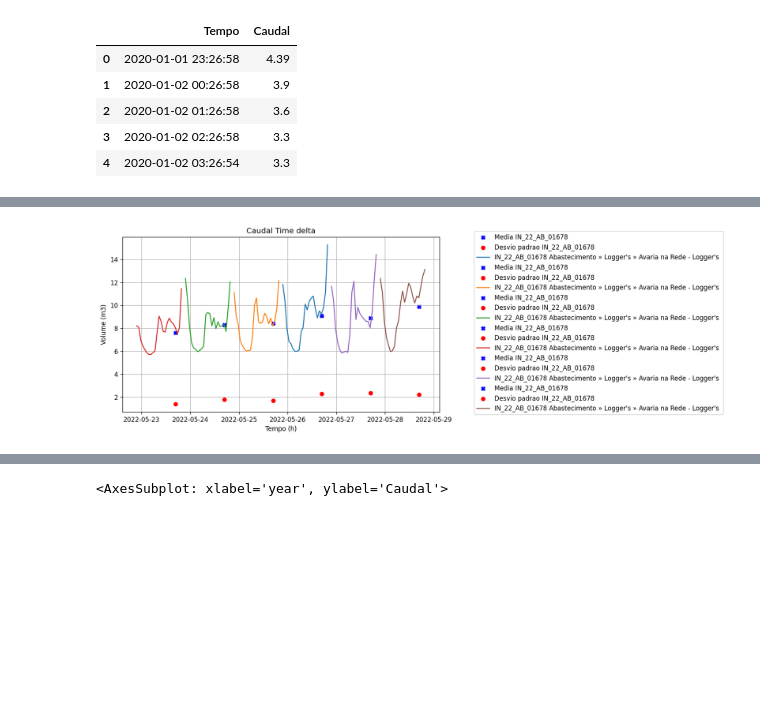
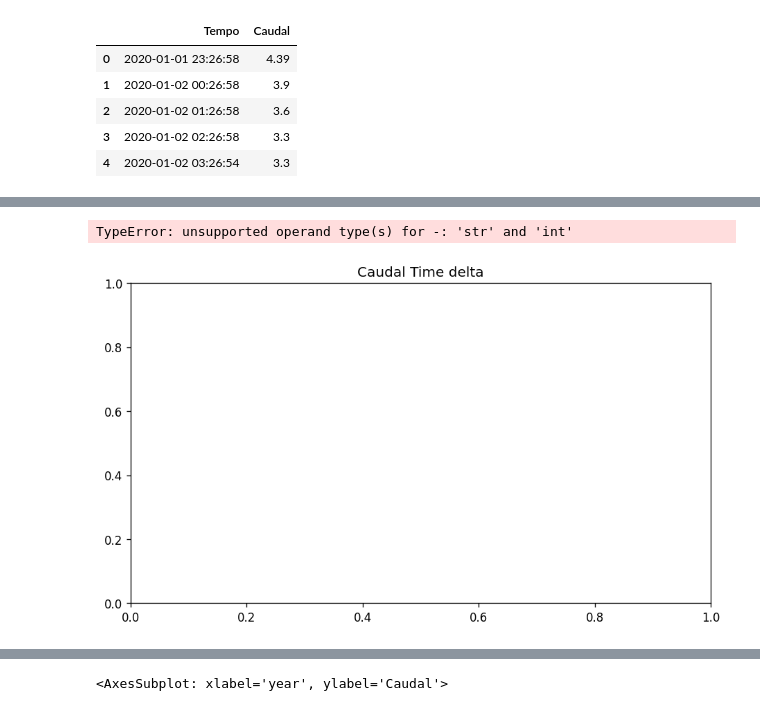
Before and after one commit to Francisc0F/projeto_licenciatura, a Jupyter notebook: caracterização de dados/Relação caudal - intervencoes ZMC Bolho.ipynb, the cells around one changed output, grey strips where cells are left out. Cells and saved outputs as stored; diff of their text form; code cells hidden in the pictures; blank space fills up the shorter version.

```diff
--- a/caracterização de dados/Relação caudal - intervencoes ZMC Bolho.ipynb
+++ b/caracterização de dados/Relação caudal - intervencoes ZMC Bolho.ipynb
@@ -73,39 +73,36 @@ plt.title('Caudal Time delta')
 def caudalInter(centro, time1, time2):
     plotCaudal(centro,time1, time2, f'{interZmc.intervencao} {interZmc.sintoma}')
 
 def semanaDaFalha(interZmc):
     timecentro = interZmc.dataexecucao
     caudalInter(timecentro, interZmc.dataexecucao - timedelta(hours = 20), interZmc.dataexecucao + timedelta(hours = 3))
 
     # dia normal
     timecentroNormal = interZmc.dataexecucao - timedelta(days = 1)
     caudalInter(timecentroNormal,timecentroNormal - timedelta(hours = 20), timecentroNormal + timedelta(hours = 3))
 
     # outro dia normal
     timecentroNormal2 = interZmc.dataexecucao - timedelta(days = 2)
     caudalInter(timecentroNormal2,timecentroNormal2 - timedelta(hours = 20), timecentroNormal2 + timedelta(hours = 3))
 
     # outro dia normal
     timecentroNormal3 = interZmc.dataexecucao - timedelta(days = 3)
     caudalInter(timecentroNormal3,timecentroNormal3 - timedelta(hours = 20), timecentroNormal3 + timedelta(hours = 3))
 
 
     # outro dia normal
     timecentroNormal4 = interZmc.dataexecucao + timedelta(days = 1)
     caudalInter(timecentroNormal4,timecentroNormal4 - timedelta(hours = 20), timecentroNormal4 + timedelta(hours = 3))
 
     # outro dia normal
     timecentroNormal5 = interZmc.dataexecucao + timedelta(days = 2)
     caudalInter(timecentroNormal5,timecentroNormal5 - timedelta(hours = 20), timecentroNormal5 + timedelta(hours = 3))
 
-semanaDaFalha(dfInterv.iloc[len(dfInterv) - 4])
+semanaDaFalha(dfInterv.iloc[len(dfInterv-1)])
 #
-leg = plt.legend(bbox_to_anchor=(1.1, 1.05))
-plt.ylabel('Volume (m3)')
-plt.xlabel('Tempo (h)')
-plt.grid(True)
 # %% [output]
+TypeError: unsupported operand type(s) for -: 'str' and 'int'
-[figure, old version]
+[figure, new version]
 # %%
 variacaoSemanal= dfCaudal.copy()
 variacaoSemanal['weekday'] = variacaoSemanal.Tempo.dt.weekday
```
Also changed, not shown: parts of 7 cells of this notebook, 8 other files.
